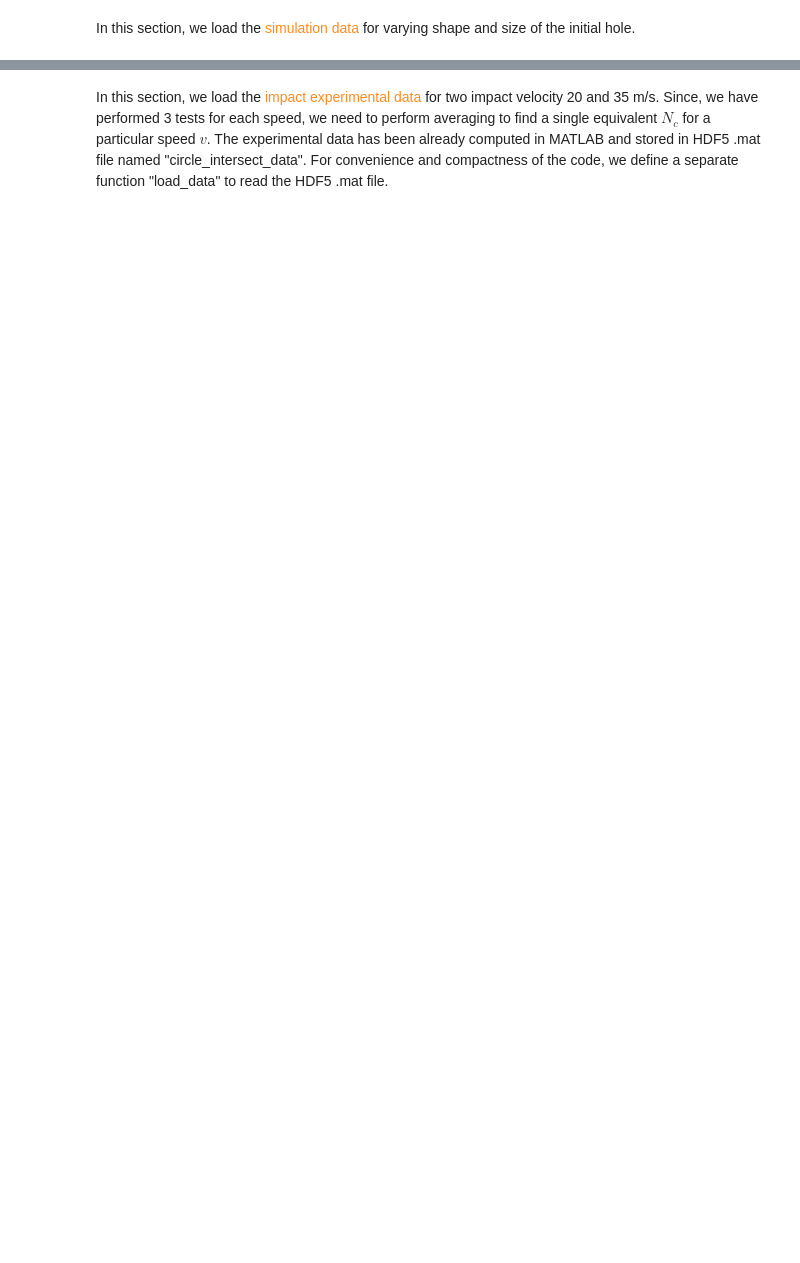
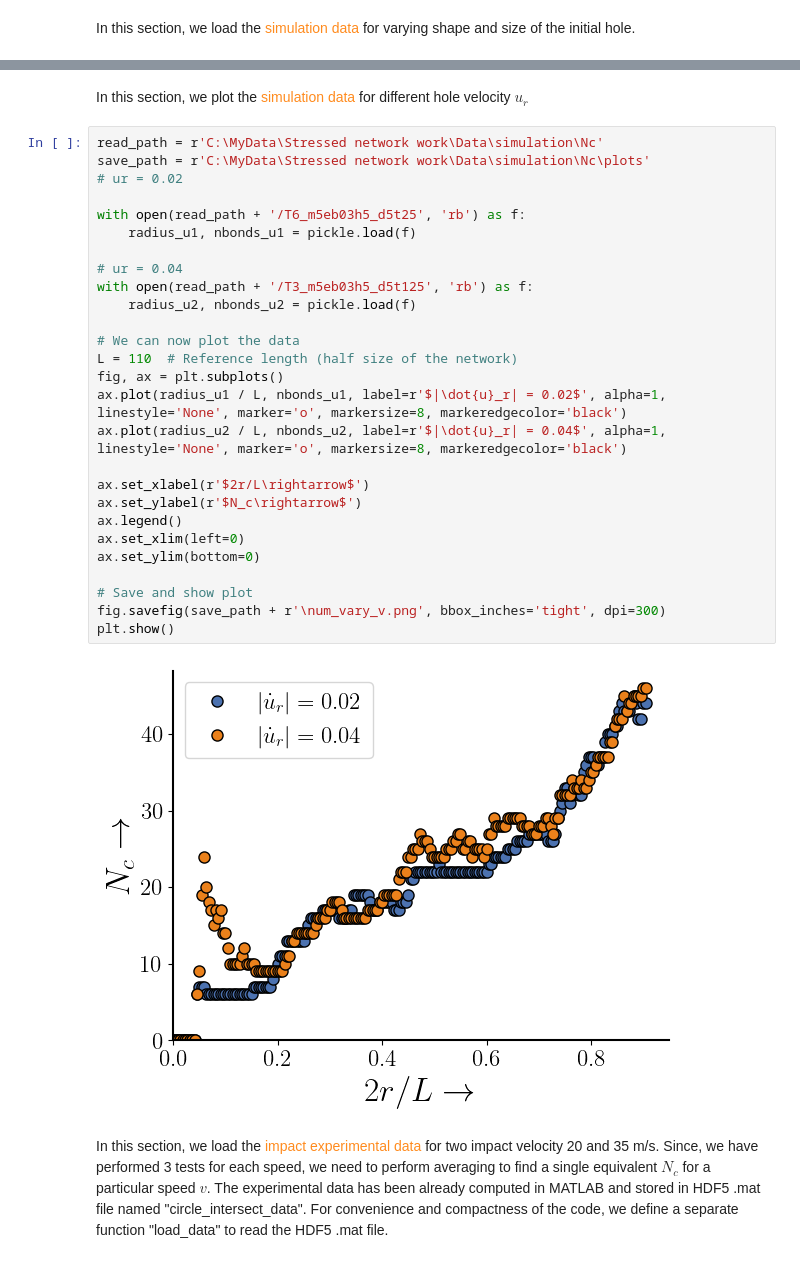
Before and after one commit to VinDawara/residual_network, a Jupyter notebook: circle_intersection_plot/notebook/circle_intersection_plot_notebook.ipynb, the cells around one changed output, grey strips where cells are left out. Saved outputs shown, nothing was run; the diff lists cells and outputs as text; blank space fills up the shorter version.

```diff
--- a/circle_intersection_plot/notebook/circle_intersection_plot_notebook.ipynb
+++ b/circle_intersection_plot/notebook/circle_intersection_plot_notebook.ipynb
@@ -132,3 +135,34 @@ plt.show()
+# %% [markdown]
+In this section, we plot the <span style="color:rgb(255, 139, 30);"> simulation data </span> for different hole velocity $u_r$
+# %%
+read_path = r'C:\MyData\Stressed network work\Data\simulation\Nc'
+save_path = r'C:\MyData\Stressed network work\Data\simulation\Nc\plots'
+# ur = 0.02
+
+with open(read_path + '/T6_m5eb03h5_d5t25', 'rb') as f:
+    radius_u1, nbonds_u1 = pickle.load(f)
+
+# ur = 0.04
+with open(read_path + '/T3_m5eb03h5_d5t125', 'rb') as f:
+    radius_u2, nbonds_u2 = pickle.load(f)
+
+# We can now plot the data
+L = 110  # Reference length (half size of the network)
+fig, ax = plt.subplots()
+ax.plot(radius_u1 / L, nbonds_u1, label=r'$|\dot{u}_r| = 0.02$', alpha=1, linestyle='None', marker='o', markersize=8, markeredgecolor='black')
+ax.plot(radius_u2 / L, nbonds_u2, label=r'$|\dot{u}_r| = 0.04$', alpha=1, linestyle='None', marker='o', markersize=8, markeredgecolor='black')
+
+ax.set_xlabel(r'$2r/L\rightarrow$')
+ax.set_ylabel(r'$N_c\rightarrow$')
+ax.legend()
+ax.set_xlim(left=0)
+ax.set_ylim(bottom=0)
+
+# Save and show plot
+fig.savefig(save_path + r'\num_vary_v.png', bbox_inches='tight', dpi=300)
+plt.show()
+# %% [output]
+[figure, added]
 # %% [markdown]
 In this section, we load the <span style="color:rgb(255, 139, 30);"> impact experimental data </span> for two impact velocity 20 and 35 m/s. Since, we have performed 3 tests for each speed, we need to perform averaging to find a single equivalent $N_c$ for a particular speed $v$. The experimental data has been already computed in MATLAB and stored in HDF5 .mat file named "circle_intersect_data". For convenience and compactness of the code, we define a separate function "load_data" to read the HDF5 .mat file.
 # %%
```
Also changed, not shown: parts of 7 cells of this notebook.
